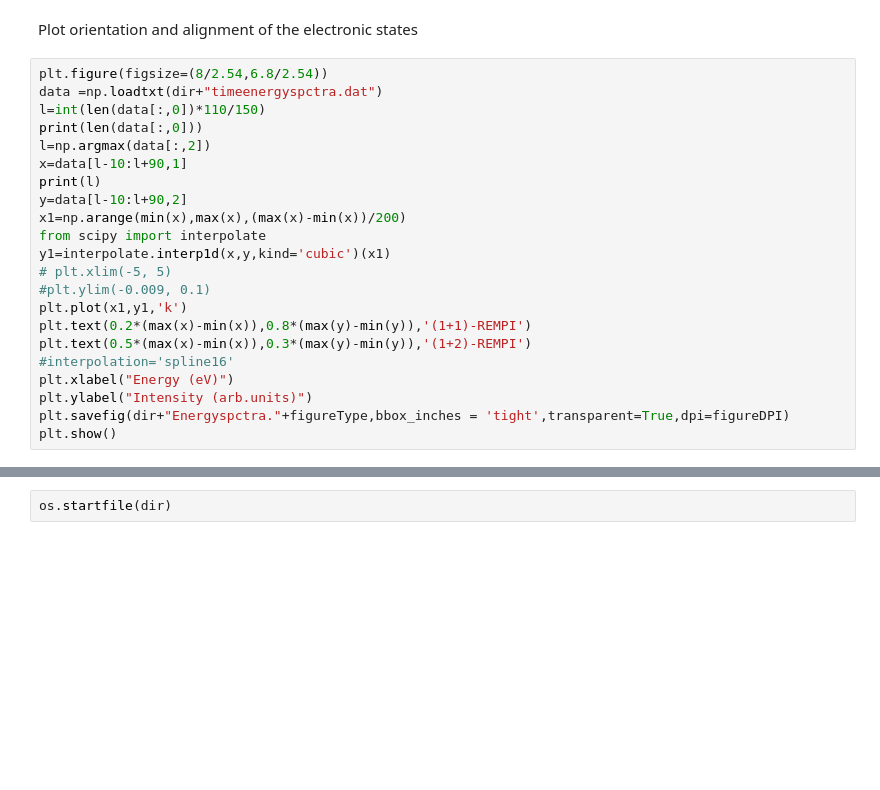
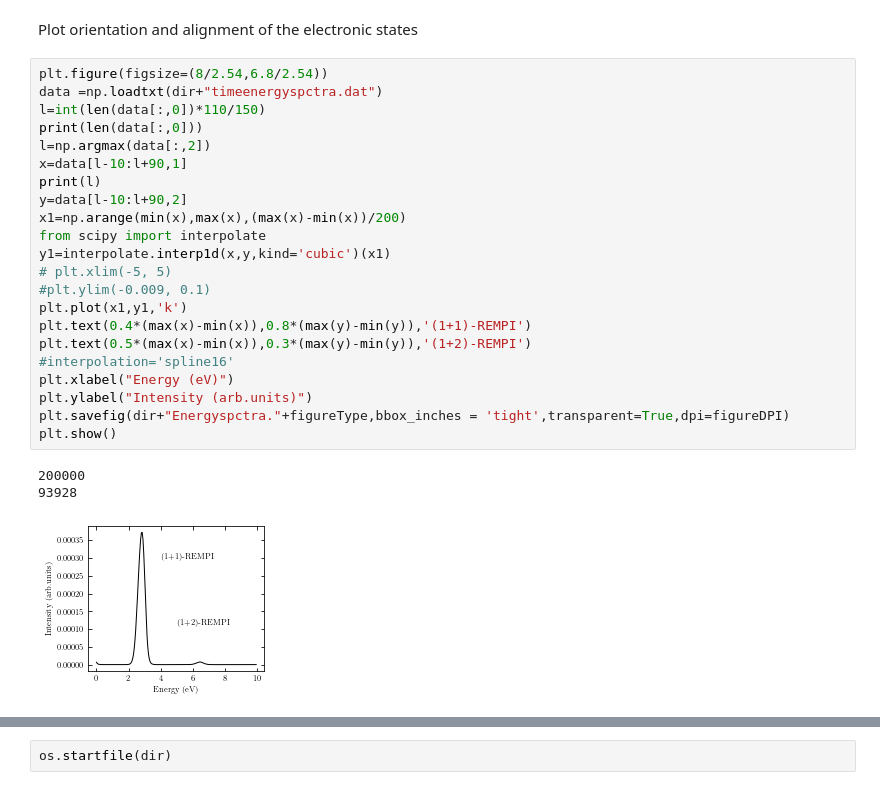
Before and after one commit to anfax/SciDataPlot, a Jupyter notebook: Python/Ionplot.ipynb, the cells around one changed output, grey strips where cells are left out. Saved outputs shown, nothing was run; the diff lists cells and outputs as text; blank space fills up the shorter version.

```diff
--- a/Python/Ionplot.ipynb
+++ b/Python/Ionplot.ipynb
@@ -512,25 +558,29 @@ Plot orientation and alignment of the electronic states
 # %%
 plt.figure(figsize=(8/2.54,6.8/2.54))
 data =np.loadtxt(dir+"timeenergyspctra.dat")
 l=int(len(data[:,0])*110/150)
 print(len(data[:,0]))
 l=np.argmax(data[:,2])
 x=data[l-10:l+90,1]
 print(l)
 y=data[l-10:l+90,2]
 x1=np.arange(min(x),max(x),(max(x)-min(x))/200)
 from scipy import interpolate
 y1=interpolate.interp1d(x,y,kind='cubic')(x1)
 # plt.xlim(-5, 5)
 #plt.ylim(-0.009, 0.1)
 plt.plot(x1,y1,'k')
-plt.text(0.2*(max(x)-min(x)),0.8*(max(y)-min(y)),'(1+1)-REMPI')
+plt.text(0.4*(max(x)-min(x)),0.8*(max(y)-min(y)),'(1+1)-REMPI')
 plt.text(0.5*(max(x)-min(x)),0.3*(max(y)-min(y)),'(1+2)-REMPI')
 #interpolation='spline16'
 plt.xlabel("Energy (eV)")
 plt.ylabel("Intensity (arb.units)")
 plt.savefig(dir+"Energyspctra."+figureType,bbox_inches = 'tight',transparent=True,dpi=figureDPI)
 plt.show()
+# %% [output]
+200000
+93928
+[figure, added]
 # %%
 plt.figure(figsize=(8/2.54,6.8/2.54))
 DataAng =np.loadtxt(dir+"timeenergyspctra.dat")
```
Also changed, not shown: parts of 29 cells of this notebook, 3 other files.
